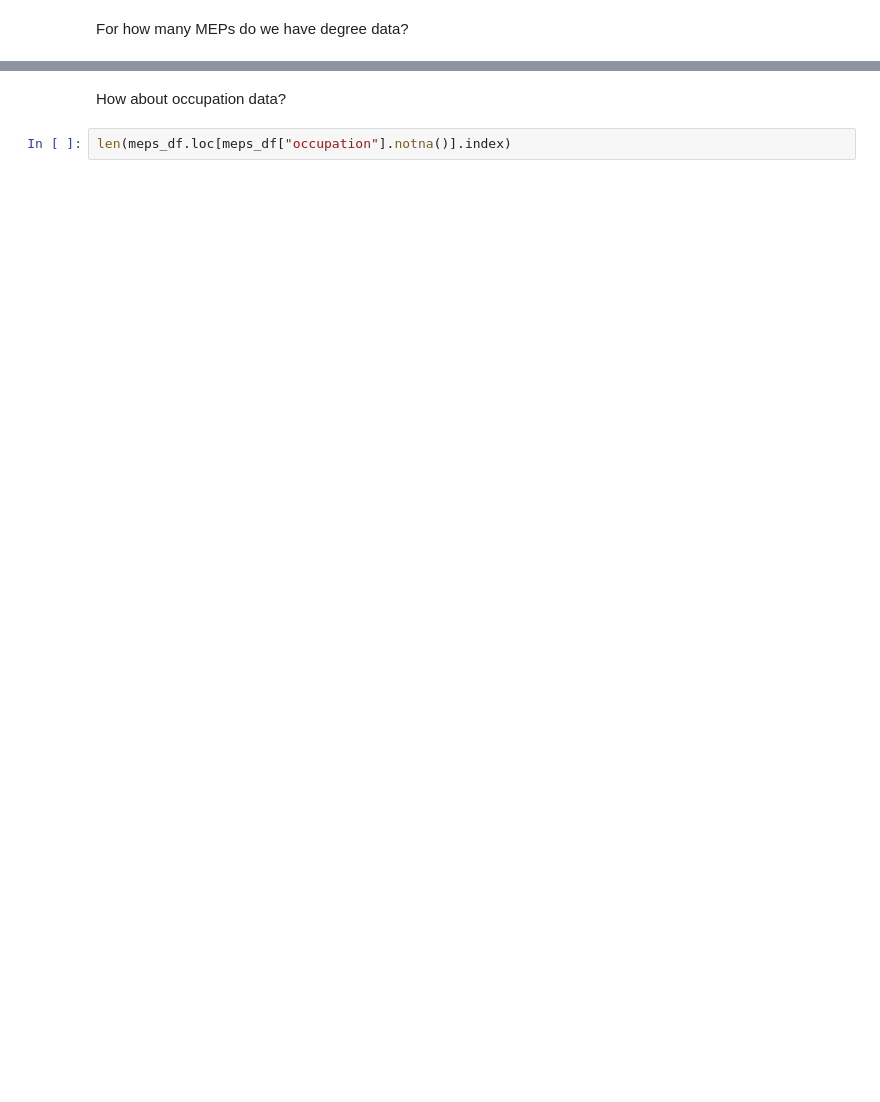
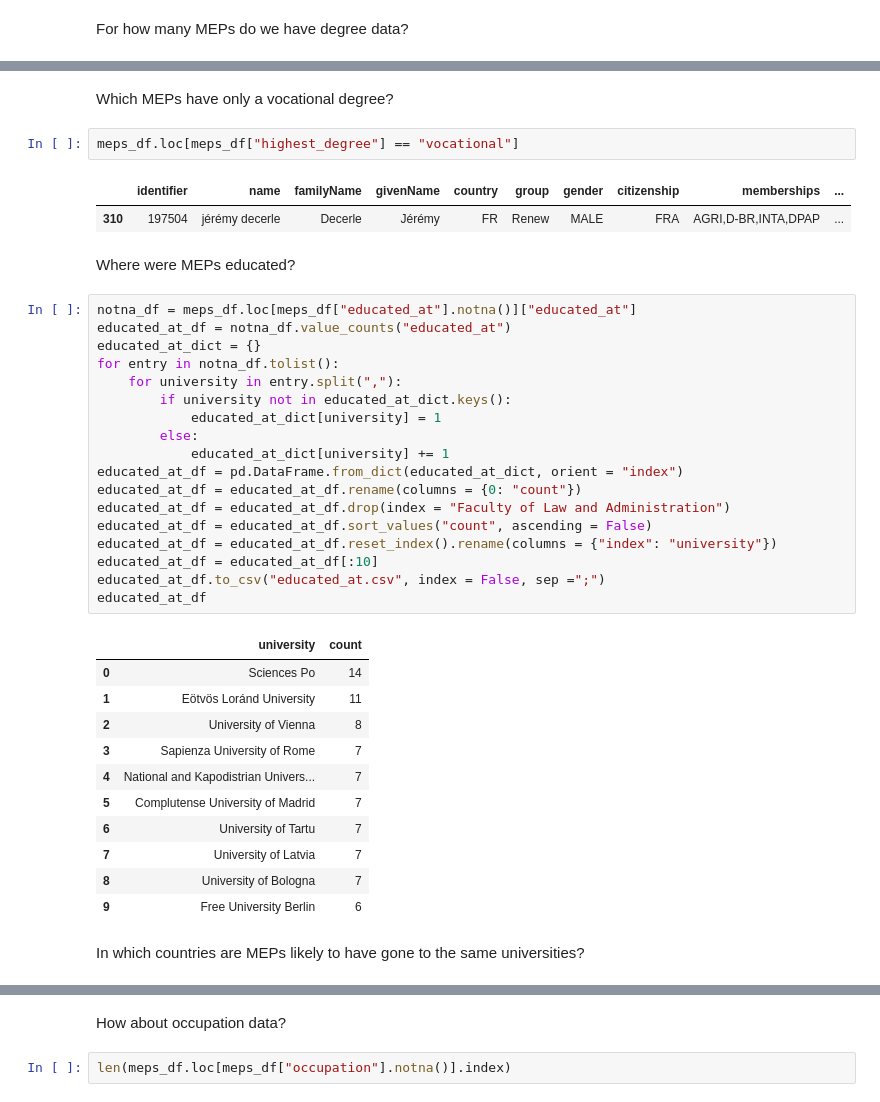
Before and after one commit to SWRdata/p081_euparlament_divers, a Jupyter notebook: analysis/analyse.ipynb, the cells around one changed output, grey strips where cells are left out. Cells and saved outputs as stored; diff of their text form; blank space fills up the shorter version.

```diff
--- a/analysis/analyse.ipynb
+++ b/analysis/analyse.ipynb
@@ -229,0 +299,41 @@ len(meps_df.loc[meps_df["degrees"].notna()].index)
+# %% [markdown]
+Which MEPs have only a vocational degree?
+# %%
+meps_df.loc[meps_df["highest_degree"] == "vocational"]
+# %% [output]
+|  | identifier | name | familyName | givenName | country | group | gender | citizenship | memberships | ... |
+| 310 | 197504 | jérémy decerle | Decerle | Jérémy | FR | Renew | MALE | FRA | AGRI,D-BR,INTA,DPAP | ... |
+# %% [markdown]
+Where were MEPs educated?
+# %%
+notna_df = meps_df.loc[meps_df["educated_at"].notna()]["educated_at"]
+educated_at_df = notna_df.value_counts("educated_at")
+educated_at_dict = {}
+for entry in notna_df.tolist():
+    for university in entry.split(","):
+        if university not in educated_at_dict.keys():
+            educated_at_dict[university] = 1
+        else:
+            educated_at_dict[university] += 1
+educated_at_df = pd.DataFrame.from_dict(educated_at_dict, orient = "index")
+educated_at_df = educated_at_df.rename(columns = {0: "count"})
+educated_at_df = educated_at_df.drop(index = "Faculty of Law and Administration")
+educated_at_df = educated_at_df.sort_values("count", ascending = False)
+educated_at_df = educated_at_df.reset_index().rename(columns = {"index": "university"})
+educated_at_df = educated_at_df[:10]
+educated_at_df.to_csv("educated_at.csv", index = False, sep =";")
+educated_at_df
+# %% [output]
+|  | university | count |
+| 0 | Sciences Po | 14 |
+| 1 | Eötvös Loránd University | 11 |
+| 2 | University of Vienna | 8 |
+| 3 | Sapienza University of Rome | 7 |
+| 4 | National and Kapodistrian Univers... | 7 |
+| 5 | Complutense University of Madrid | 7 |
+| 6 | University of Tartu | 7 |
+| 7 | University of Latvia | 7 |
+| 8 | University of Bologna | 7 |
+| 9 | Free University Berlin | 6 |
+# %% [markdown]
+In which countries are MEPs likely to have gone to the same universities?
```
Also changed, not shown: parts of 45 cells of this notebook, 2 other files.
